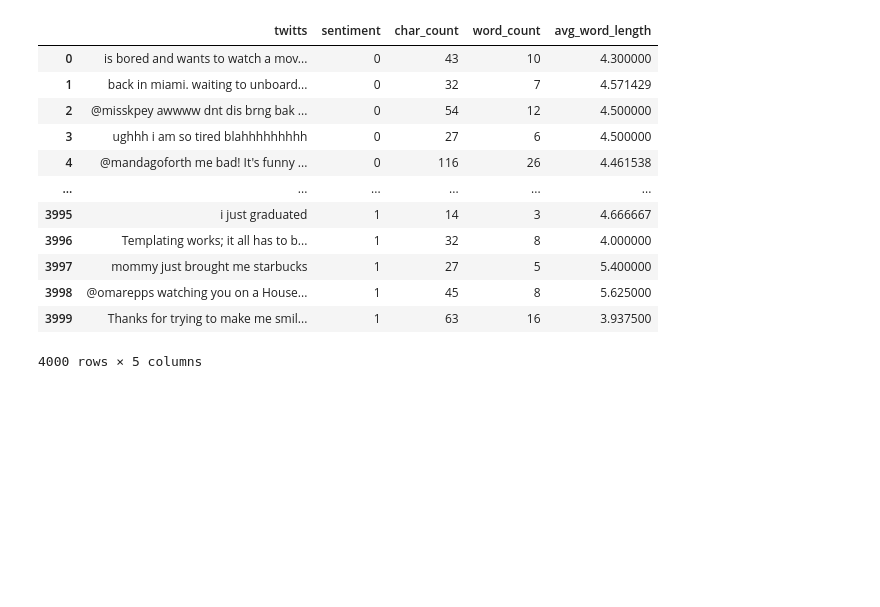
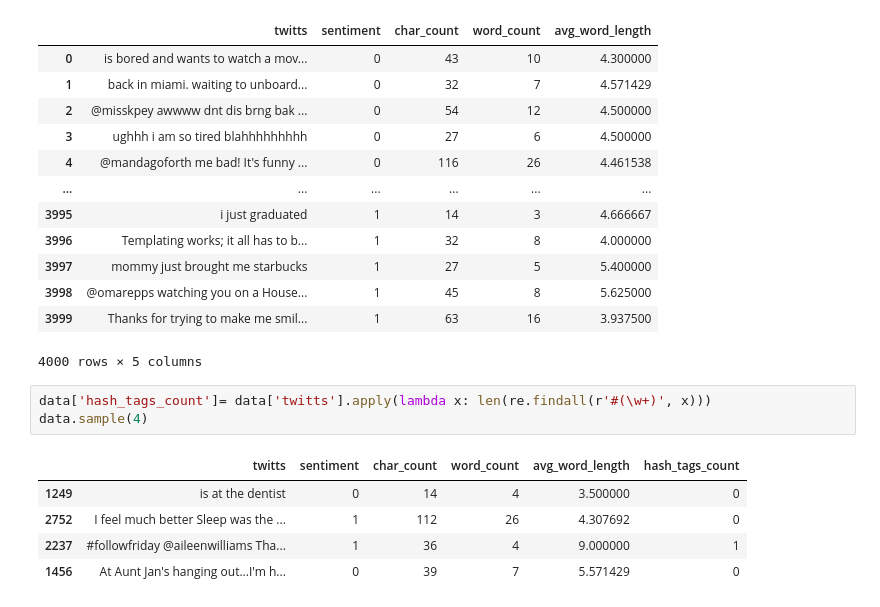
Before and after one commit to harikagirigari/NLP-exp-3, a Jupyter notebook: nlp_exp3.ipynb, the cells around one changed output. Saved outputs shown, nothing was run; the diff lists cells and outputs as text; blank space fills up the shorter version.

```diff
--- a/nlp_exp3.ipynb
+++ b/nlp_exp3.ipynb
@@ -104,3 +104,12 @@ data
 | 3998 | @omarepps watching you on a House... | 1 | 45 | 8 | 5.625000 |
 | 3999 | Thanks for trying to make me smil... | 1 | 63 | 16 | 3.937500 |
 4000 rows × 5 columns
+# %%
+data['hash_tags_count']= data['twitts'].apply(lambda x: len(re.findall(r'#(\w+)', x)))
+data.sample(4)
+# %% [output]
+|  | twitts | sentiment | char_count | word_count | avg_word_length | hash_tags_count |
+| 1249 | is at the dentist | 0 | 14 | 4 | 3.500000 | 0 |
+| 2752 | I feel much better Sleep was the ... | 1 | 112 | 26 | 4.307692 | 0 |
+| 2237 | #followfriday @aileenwilliams Tha... | 1 | 36 | 4 | 9.000000 | 1 |
+| 1456 | At Aunt Jan's hanging out...I'm h... | 0 | 39 | 7 | 5.571429 | 0 |
```
Also changed, not shown: parts of 3 cells of this notebook.
